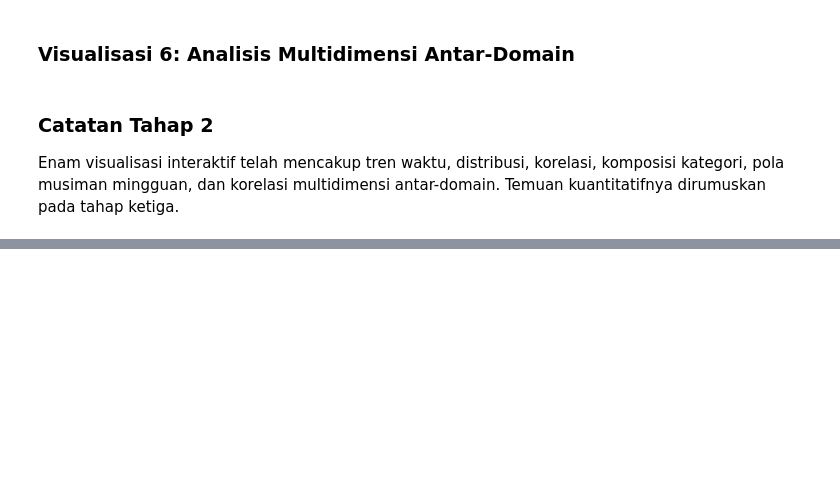
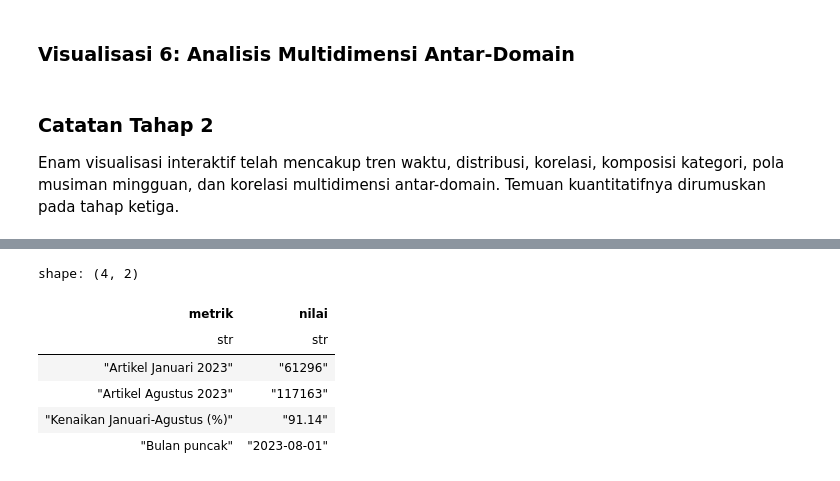
Before and after one commit to ravlindo/tugas1-MohammadRavlindoS, a Jupyter notebook: notebooks/03_eda_and_insights.ipynb, the cells around one changed output, grey strips where cells are left out. Saved outputs shown, nothing was run; the diff lists cells and outputs as text; code cells hidden in the pictures; blank space fills up the shorter version.

```diff
--- a/notebooks/03_eda_and_insights.ipynb
+++ b/notebooks/03_eda_and_insights.ipynb
@@ -355,0 +360,20 @@ Enam visualisasi interaktif telah mencakup tren waktu, distribusi, korelasi, kom
+# %%
+monthly_2023 = monthly_complete.filter(pl.col("date").dt.year() == 2023)
+januari_2023 = monthly_2023.filter(pl.col("date").dt.month() == 1).item(0, "jumlah_artikel")
+agustus_2023 = monthly_2023.filter(pl.col("date").dt.month() == 8).item(0, "jumlah_artikel")
+kenaikan_jan_agu = round((agustus_2023 - januari_2023) / januari_2023 * 100, 2)
+bulan_puncak = monthly_2023.sort("jumlah_artikel", descending=True).row(0, named=True)
+
+temporal_metrics = pl.DataFrame({
+    "metrik": ["Artikel Januari 2023", "Artikel Agustus 2023", "Kenaikan Januari-Agustus (%)", "Bulan puncak"],
+    "nilai": [str(januari_2023), str(agustus_2023), str(kenaikan_jan_agu), str(bulan_puncak["date"])],
+})
+temporal_metrics
+# %% [output]
+shape: (4, 2)
+| metrik | nilai |
+| str | str |
+| "Artikel Januari 2023" | "61296" |
+| "Artikel Agustus 2023" | "117163" |
+| "Kenaikan Januari-Agustus (%)" | "91.14" |
+| "Bulan puncak" | "2023-08-01" |
```
Also changed, not shown: parts of 9 cells of this notebook.
